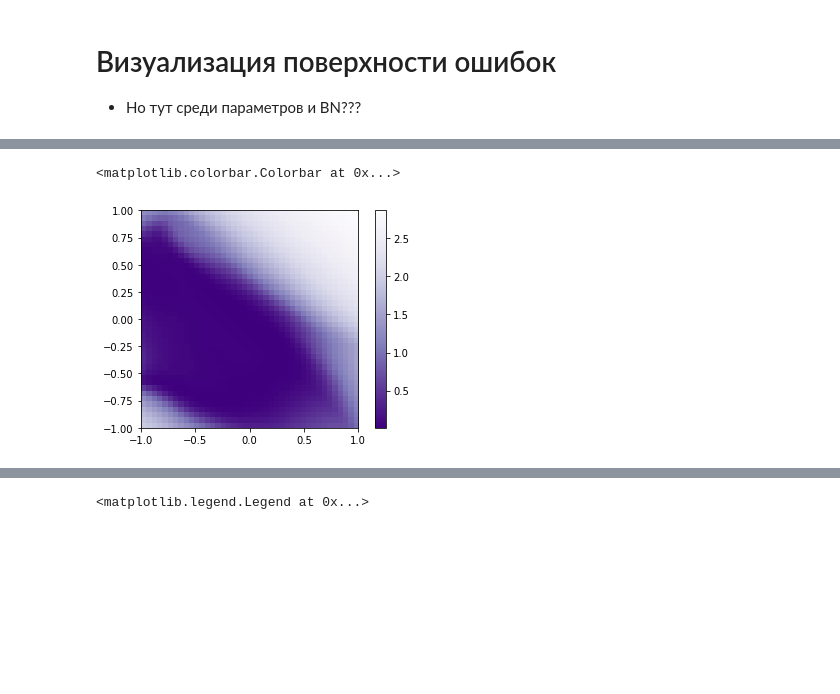
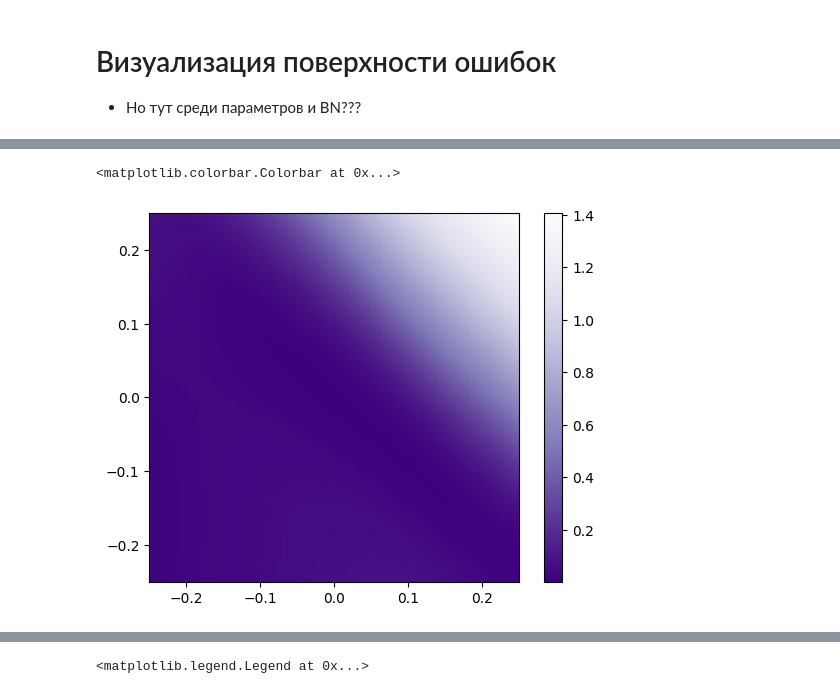
Before and after one commit to Dyakonov/Colab, a Jupyter notebook: dj_DistanceLearning.ipynb, the cells around one changed output, grey strips where cells are left out. Cells and saved outputs as stored; diff of their text form; code cells hidden in the pictures; blank space fills up the shorter version.

```diff
--- a/dj_DistanceLearning.ipynb
+++ b/dj_DistanceLearning.ipynb
@@ -48,7 +56,7 @@ def model_L_DN_F(n_input, width, nlayers):
   сеть Linear + BN + ReLU
   """
   model = torch.nn.Sequential()
-  model.add_module('L0', nn.Linear(n_input, width))
+  model.add_module('L0', nn.Linear(n_input, width, bias=False))
   model.add_module('BN0',  nn.BatchNorm1d(width))
   for i in range(nlayers - 2):
     model.add_module('RELU' + str(i),  nn.ReLU())
@@ -98,7 +106,7 @@ criterion = nn.MSELoss()
 # оптимизатор
 optimizer = torch.optim.Adam(model.parameters(), lr=learning_rate)
 # программатор
-scheduler = StepLR(optimizer, step_size=10, gamma=0.9)
+scheduler = StepLR(optimizer, step_size=10, gamma=0.99)
 
 model
 # %% [output]
@@ -136,6 +144,7 @@ n_epoches = 1000
 
 losses1 = np.zeros(n_epoches)
 losses2 = np.zeros(n_epoches)
+lrs = np.zeros(n_epoches)
 
 set_seed(43)
 # контроль
@@ -164,10 +173,10 @@ for t in range(n_epoches):
         a_test = model(X_test)
         test_loss = criterion(a_test, y_test)
 
-        if t==1:
+        if t==5:
           # сохранить некоторые чекпоинты
           model1 = copy.deepcopy(model)
-        elif t==10:
+        elif t==100:
           model2 = copy.deepcopy(model)
 
         #w_norm = []
@@ -179,7 +188,8 @@ for t in range(n_epoches):
 
     losses1[t] = loss.item()
     losses2[t] = test_loss.item()
-    print("[EPOCH]: %i, [LOSS]: %.6f, [LOSS2]: %.6f" % (t, losses1[t], losses2[t]))
+    lrs[t] = optimizer.param_groups[0]['lr']
+    print("[EPOCH]: %i, [LOSS]: %.6f, [LOSS2]: %.6f, [LR]: %.6f" % (t, losses1[t], losses2[t], lrs[t]))
 
     display.clear_output(wait=True)
 
@@ -334,8 +353,8 @@ model_tmp = copy.deepcopy(model)
 # Our loss function (for categorical problems)
 crit = nn.MSELoss()
 
-RESOLUTION = 41
-scale = 1.0
+RESOLUTION = 101
+scale = 0.25 # 1.0
 
 # The mesh-grid
 A, B = np.meshgrid(scale*np.linspace(-1.0, 1.0, RESOLUTION),
@@ -378,11 +397,11 @@ plt.colorbar()
 # %%
 #plt.imshow(loss_surface, cmap='Blues')
-plt.imshow(np.log1p(np.log1p(loss_surface)), extent=[-1, 1, -1, 1], origin='lower',
+plt.imshow(np.log1p(np.log1p(loss_surface)), extent=[-scale, scale, -scale, scale], origin='lower',
            cmap='Purples_r', alpha=1.0)
 plt.colorbar()
 # %% [output]
 <matplotlib.colorbar.Colorbar at 0x...>
-[figure, old version]
+[figure, new version]
 # %%
 plt.imshow(A)
 plt.colorbar()
```
Also changed, not shown: parts of 23 cells of this notebook.
